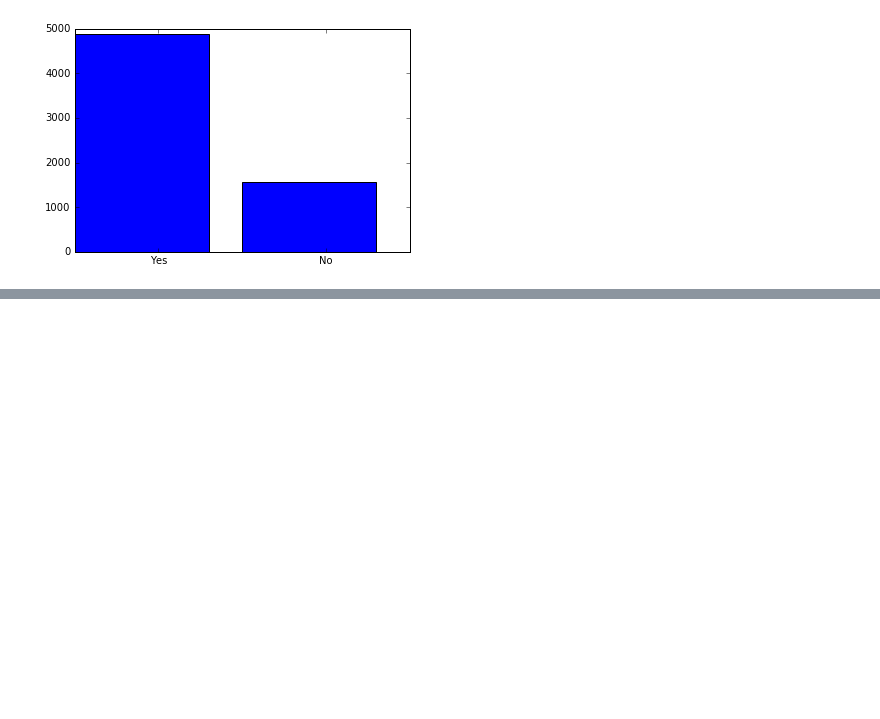
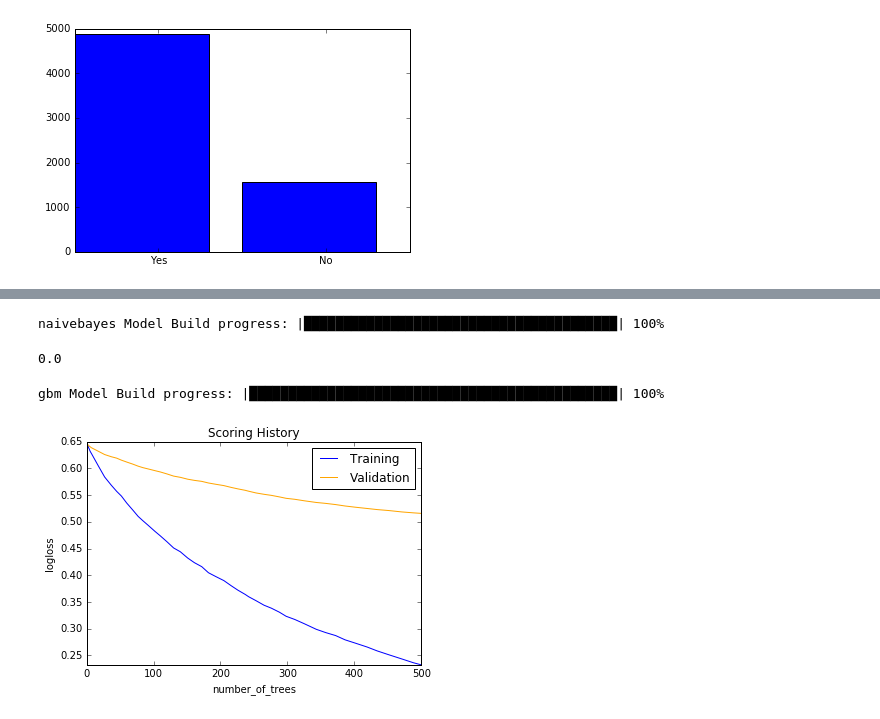
Before and after one commit to hamzafar/virtual_chat, a Jupyter notebook: Imbalance Class.ipynb, the cells around one changed output, grey strips where cells are left out. Cells and saved outputs as stored; diff of their text form; code cells hidden in the pictures; blank space fills up the shorter version.

Commit message:
Imbalance Class
Imbalance class is dealt with oversampling and then bag of word and tf-idf model is built, that resulted in better results with GBM and deep learning.

```diff
--- a/Imbalance Class.ipynb
+++ b/Imbalance Class.ipynb
@@ -43,0 +152,6 @@ len(tmp_df[tmp_df['answers_yn'] == 'No'].sample(frac=0.70, replace=True))
+# %%
+hdf_tfidf_psg = h2o.H2OFrame(lst_tfidf_psg)
+hdf_tfidf_qry = h2o.H2OFrame(lst_tfidf_qry)
+
+hdf_tfidf = hdf_tfidf_psg.cbind(hdf_tfidf_qry)
+hdf_tfidf = hdf_tfidf.cbind(h2o.H2OFrame(tmp_df[tmp_df.columns[2:3]]))
@@ -43,0 +162,3 @@ len(tmp_df[tmp_df['answers_yn'] == 'No'].sample(frac=0.70, replace=True))
+# %%
+hdf_target = h2o.H2OFrame(pd.DataFrame(tmp_df.answers_yn))
+hdf = h2o.H2OFrame.cbind(hdf_tfidf,h2o.H2OFrame.asfactor(hdf_target))
@@ -43,0 +172,2 @@ len(tmp_df[tmp_df['answers_yn'] == 'No'].sample(frac=0.70, replace=True))
+# %%
+hdf_train, hdf_validate=hdf.split_frame(ratios=[0.75], seed =5010)
@@ -43,0 +178,18 @@ len(tmp_df[tmp_df['answers_yn'] == 'No'].sample(frac=0.70, replace=True))
+# %%
+nb =H2ONaiveBayesEstimator(seed =1)
+nb.train(x = hdf.columns[0:len(hdf.col_names)-1], y = 'answers_yn', training_frame=hdf_train, validation_frame=hdf_validate)
+# %% [output]
+naivebayes Model Build progress: |████████████████████████████████████████| 100%
+# %%
+nb.auc()
+# %% [output]
+0.0
+# %%
+gbm_model = H2OGradientBoostingEstimator(seed =1,  ntrees = 500, learn_rate = .05)
+gbm_model.train(x = hdf.columns[0:len(hdf.col_names)-1], y = 'answers_yn', training_frame=hdf_train, validation_frame=hdf_validate)
+# %% [output]
+gbm Model Build progress: |███████████████████████████████████████████████| 100%
+# %%
+gbm_model.plot()
+# %% [output]
+[figure, added]
```
Also changed, not shown: parts of 50 cells of this notebook.
